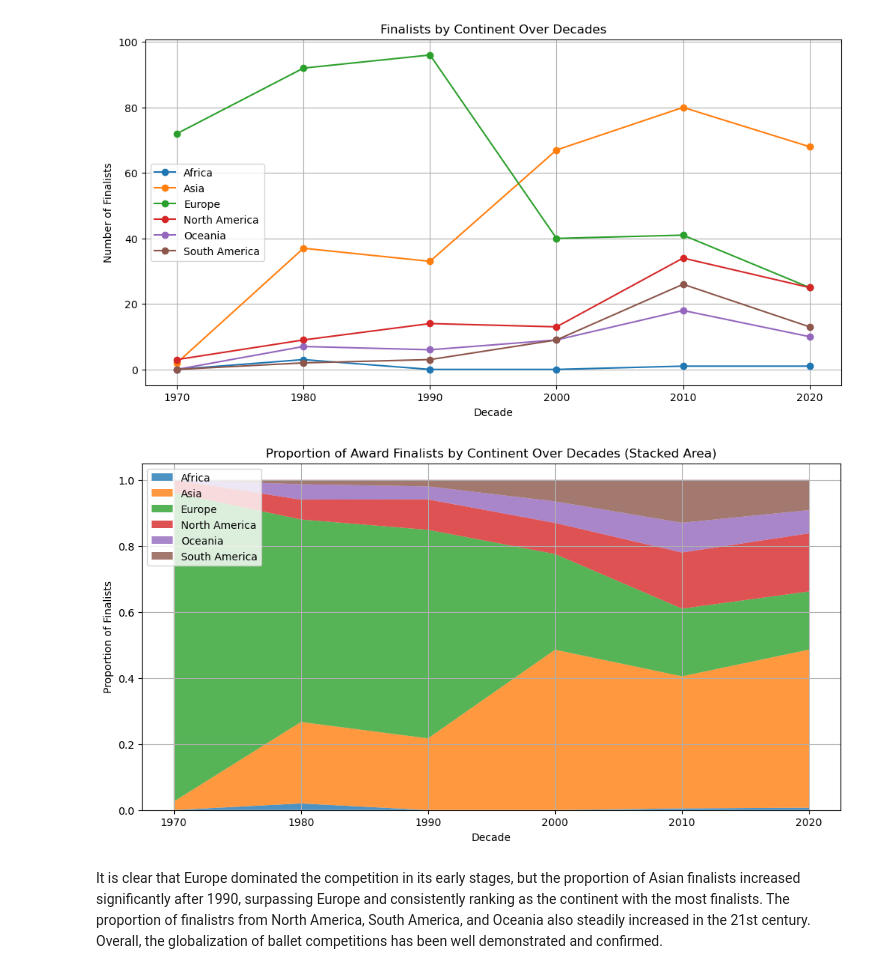
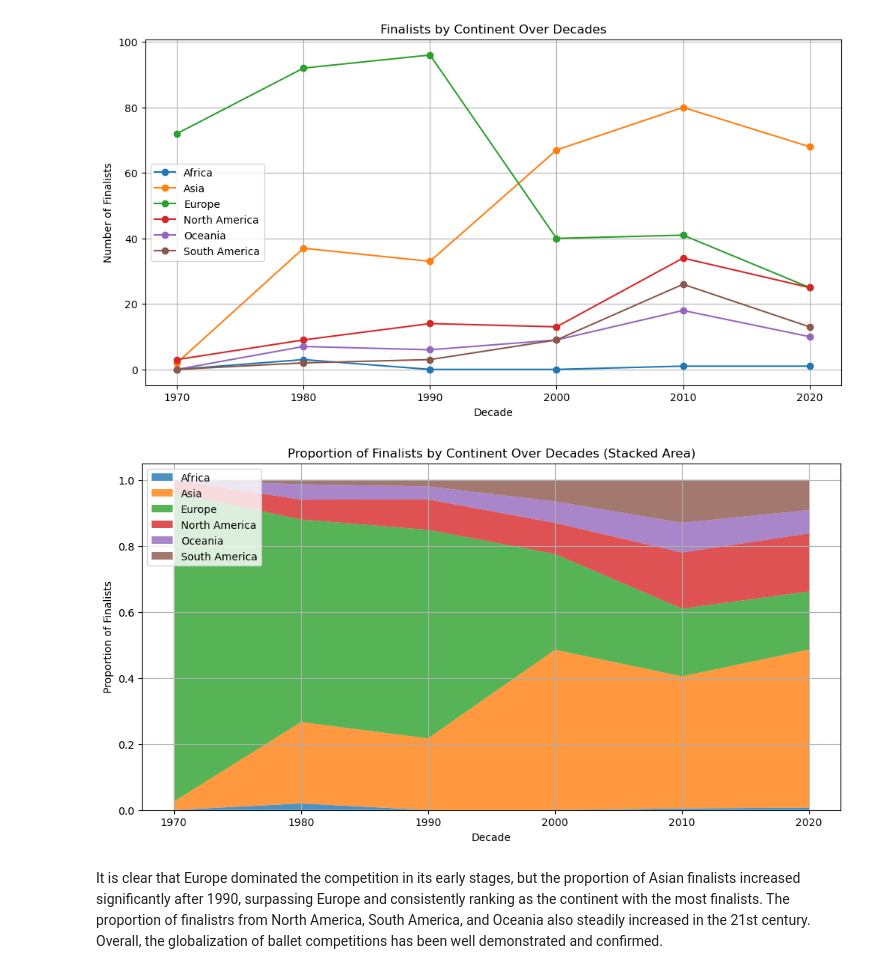
Before and after one commit to TadejPogacar1/DH412-History-and-the-Digital, a Jupyter notebook: Data_Preprocessing_and_Analysis.ipynb, the cells around one changed output. Drawn from its saved outputs; the diff is of its cells as text; code cells hidden in the pictures.

```diff
--- a/Data_Preprocessing_and_Analysis.ipynb
+++ b/Data_Preprocessing_and_Analysis.ipynb
@@ -325,28 +325,28 @@ plt.show()
 # %%
 df['decade'] = (df['year'] // 10) * 10
 continent_decade = df.groupby(['decade','continent']).size().unstack(fill_value=0)
 
 all_decades = range(df['decade'].min(), df['decade'].max()+10, 10)
 continent_decade = continent_decade.reindex(all_decades, fill_value=0)
 
 continent_decade_prop = continent_decade.div(continent_decade.sum(axis=1), axis=0)
 
 plt.figure(figsize=(12,6))
 plt.stackplot(
     continent_decade_prop.index,
     [continent_decade_prop[col] for col in continent_decade_prop.columns],
     labels=continent_decade_prop.columns,
     alpha=0.8
 )
 
 plt.xlabel("Decade")
 plt.ylabel("Proportion of Finalists")
-plt.title("Proportion of Award Finalists by Continent Over Decades (Stacked Area)")
+plt.title("Proportion of Finalists by Continent Over Decades (Stacked Area)")
 plt.legend(loc='upper left')
 plt.grid(True)
 plt.show()
 # %% [output]
-[figure, old version]
+[figure, new version]
 # %% [markdown]
 It is clear that Europe dominated the competition in its early stages, but the proportion of Asian finalists increased significantly after 1990, surpassing Europe and consistently ranking as the continent with the most finalists. The proportion of finalistrs from North America, South America, and Oceania also steadily increased in the 21st century. Overall, the globalization of ballet competitions has been well demonstrated and confirmed.
 # %% [markdown]
```
